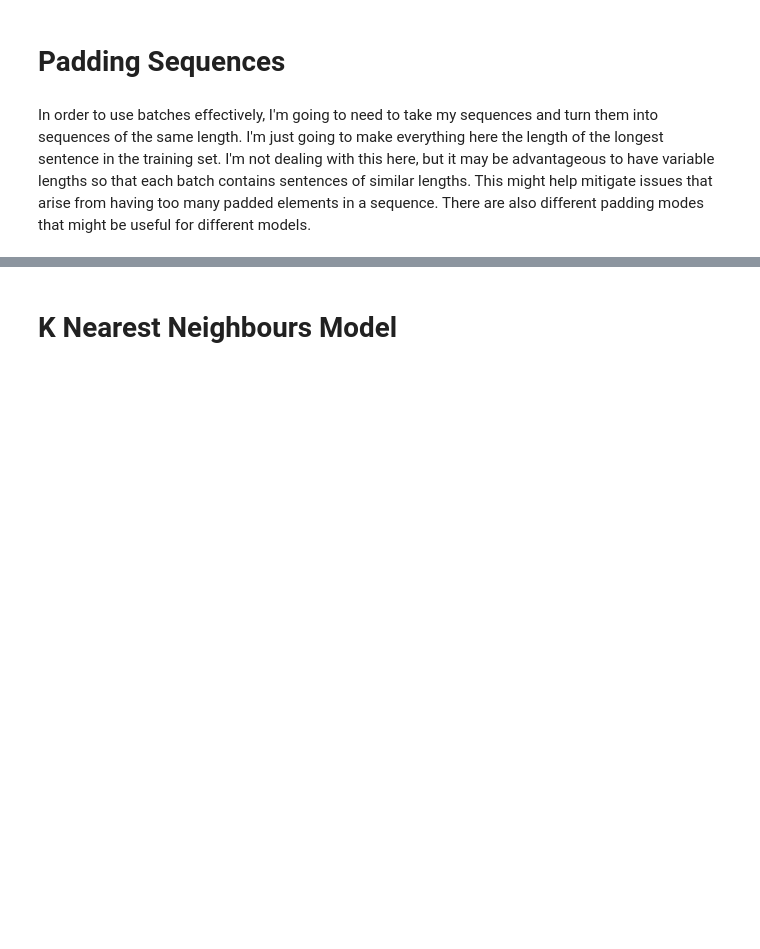
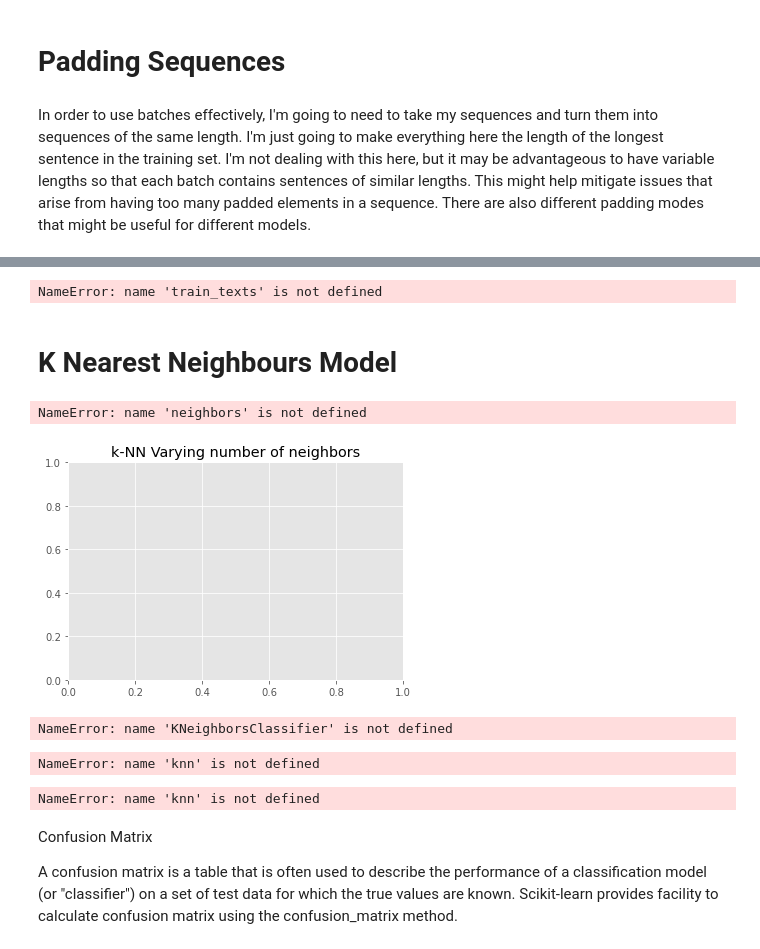
Before and after one commit to samrat2825/Sentiment-Analysis-using-KNN, a Jupyter notebook: Sentiment Analysis using KNN by Group 44.ipynb, the cells around one changed output, grey strips where cells are left out. Cells and saved outputs as stored; diff of their text form; code cells hidden in the pictures; blank space fills up the shorter version.

```diff
--- a/Sentiment Analysis using KNN by Group 44.ipynb
+++ b/Sentiment Analysis using KNN by Group 44.ipynb
@@ -98,2 +246,6 @@ NameError: name 'train_texts' is not defined
+# %%
+train_texts.shape
+# %% [output]
+NameError: name 'train_texts' is not defined
 # %% [markdown]
 # K Nearest Neighbours Model
@@ -167,0 +252,59 @@ main()
+# %%
+#Load the necessary python libraries
+import numpy as np
+import pandas as pd
+import matplotlib.pyplot as plt
+plt.style.use('ggplot')
+# %%
+from sklearn.neighbors import KNeighborsClassifier
+
+#Setup arrays to store training and test accuracies
+neighbors = np.arange(1,9)
+train_accuracy =np.empty(len(neighbors))
+test_accuracy = np.empty(len(neighbors))
+
+for i,k in enumerate(neighbors):
+    #Setup a knn classifier with k neighbors
+    knn = KNeighborsClassifier(n_neighbors=k)
+
+    #Fit the model
+    knn.fit(X_train, y_train)
+
+    #Compute accuracy on the training set
+    train_accuracy[i] = knn.score(X_train, y_train)
+
+    #Compute accuracy on the test set
+    test_accuracy[i] = knn.score(X_test, y_test)
+# %%
+#Generate plot
+plt.title('k-NN Varying number of neighbors')
+plt.plot(neighbors, test_accuracy, label='Testing Accuracy')
+plt.plot(neighbors, train_accuracy, label='Training accuracy')
+plt.legend()
+plt.xlabel('Number of neighbors')
+plt.ylabel('Accuracy')
+plt.show()
+# %% [output]
+NameError: name 'neighbors' is not defined
+[figure, added]
+# %%
+# We can observe above that we get maximum testing accuracy for k=7. So lets create a KNeighborsClassifier with number of
+# neighbors as 7.
+#Setup a knn classifier with k neighbors
+knn = KNeighborsClassifier(n_neighbors=7)
+# %% [output]
+NameError: name 'KNeighborsClassifier' is not defined
+# %%
+#Fit the model
+knn.fit(X_train,y_train)
+# %% [output]
+NameError: name 'knn' is not defined
+# %%
+#Get accuracy. Note: In case of classification algorithms score method represents accuracy.
+knn.score(X_test,y_test)
+# %% [output]
+NameError: name 'knn' is not defined
+# %% [markdown]
+Confusion Matrix
+
+A confusion matrix is a table that is often used to describe the performance of a classification model (or "classifier") on a set of test data for which the true values are known. Scikit-learn provides facility to calculate confusion matrix using the confusion_matrix method.
```
Also changed, not shown: parts of 43 cells of this notebook.
